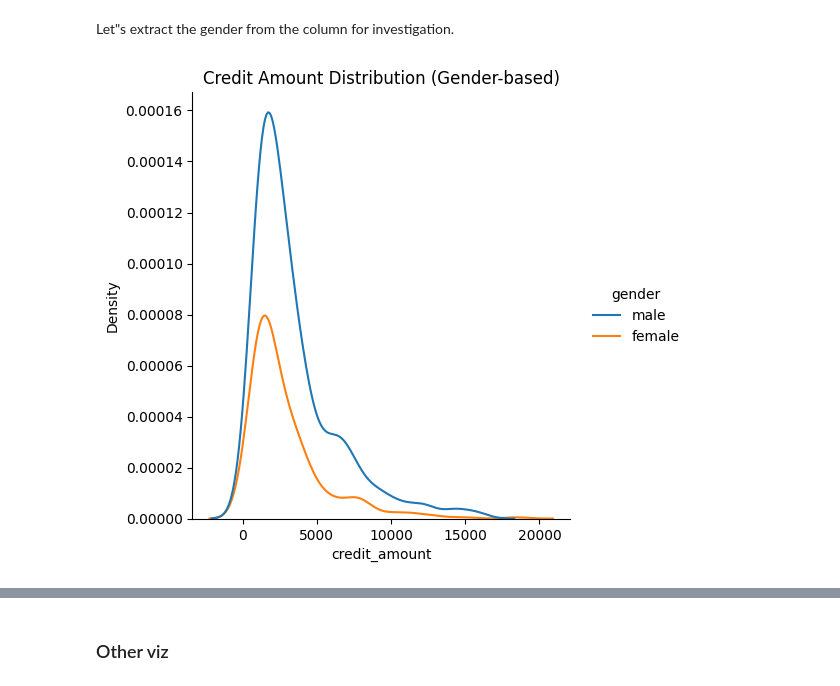
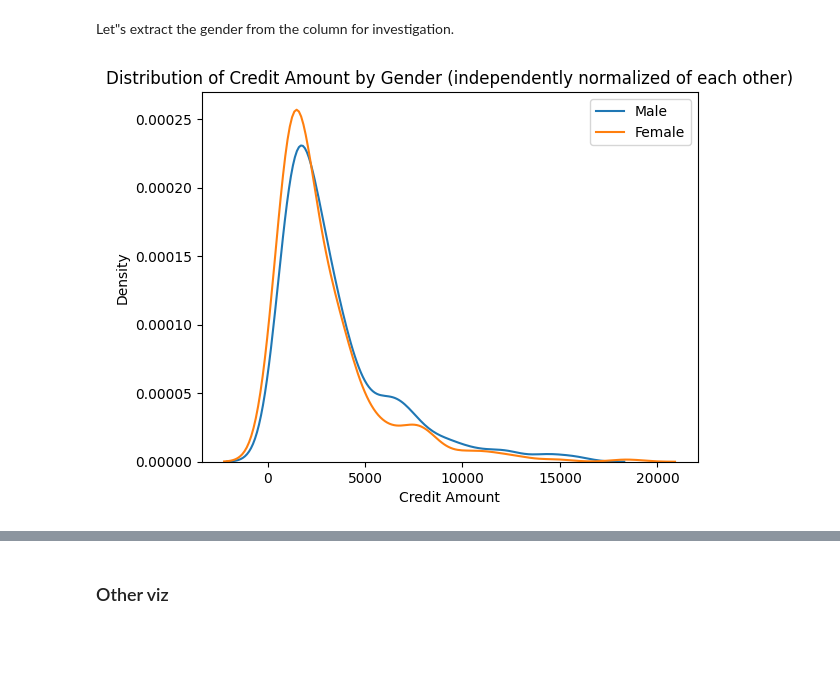
Before and after one commit to MaxPersoon/XAI-Project, a Jupyter notebook: EDA notebook ME.ipynb, the cells around one changed output, grey strips where cells are left out. Saved outputs shown, nothing was run; the diff lists cells and outputs as text; code cells hidden in the pictures; blank space fills up the shorter version.

```diff
--- a/EDA notebook ME.ipynb
+++ b/EDA notebook ME.ipynb
@@ -246,10 +290,3 @@ for status in df_data["personal_status"].values:
         # But it is good to have this here to check if the data is consistent
 
 df_data["gender"] = genders
-# %%
-sns.displot(df_data, x="credit_amount", kind="kde", hue="gender")
-#sns.displot(df_data, x="credit_amount", kind="kde")
-plt.title("Credit Amount Distribution (Gender-based)")
-plt.show()
-# %% [output]
-[figure, removed]
@@ -255,0 +303,10 @@ plt.show()
+# %%
+sns.kdeplot(data=df_data[df_data['gender'] == 'male'], x='credit_amount', label='Male')
+sns.kdeplot(data=df_data[df_data['gender'] == 'female'], x='credit_amount', label='Female')
+plt.xlabel('Credit Amount')
+plt.ylabel('Density')
+plt.title('Distribution of Credit Amount by Gender (independently normalized of each other)')
+plt.legend()
+plt.show()
+# %% [output]
+[figure, added]
```
Also changed, not shown: parts of 16 cells of this notebook.
